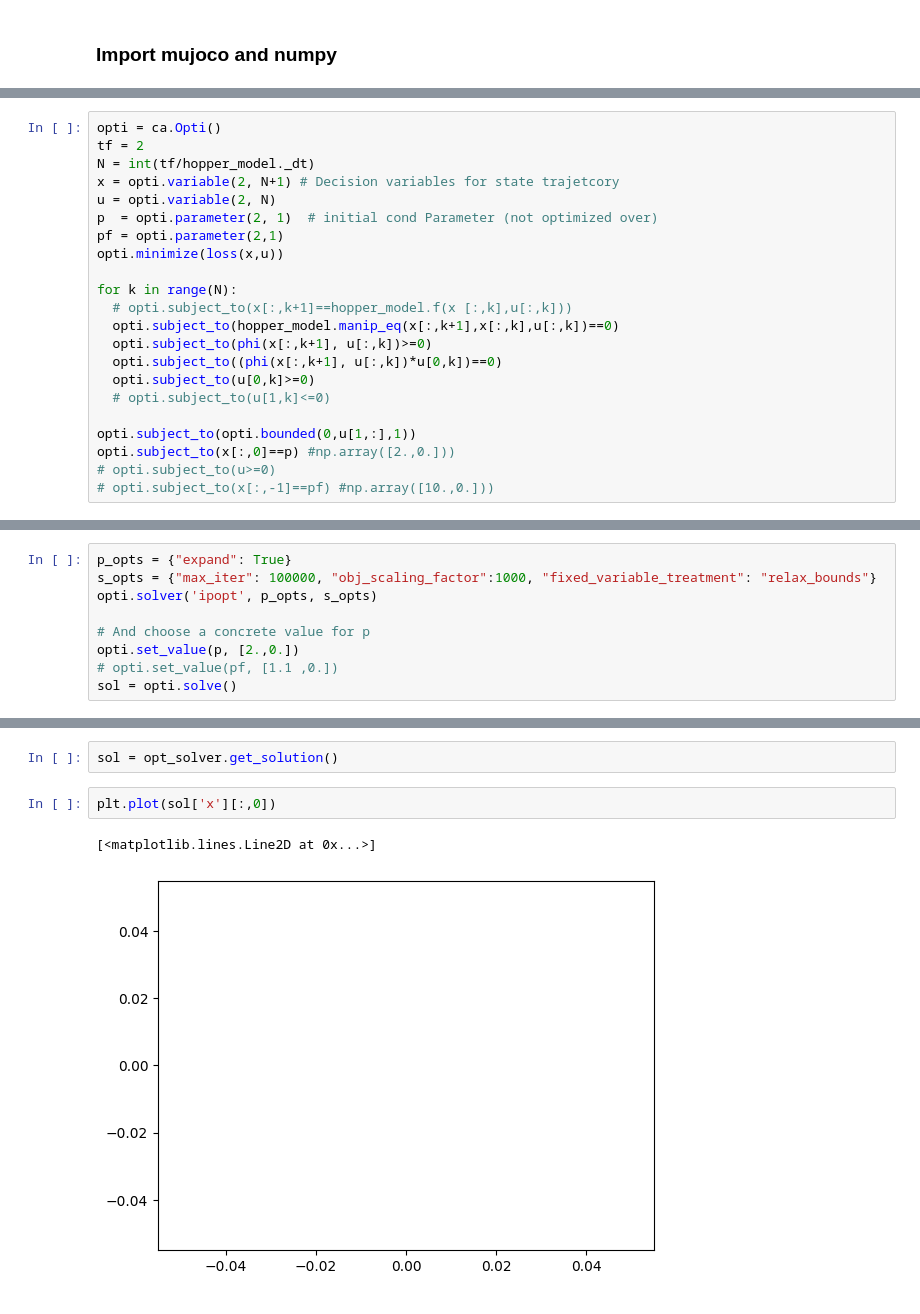
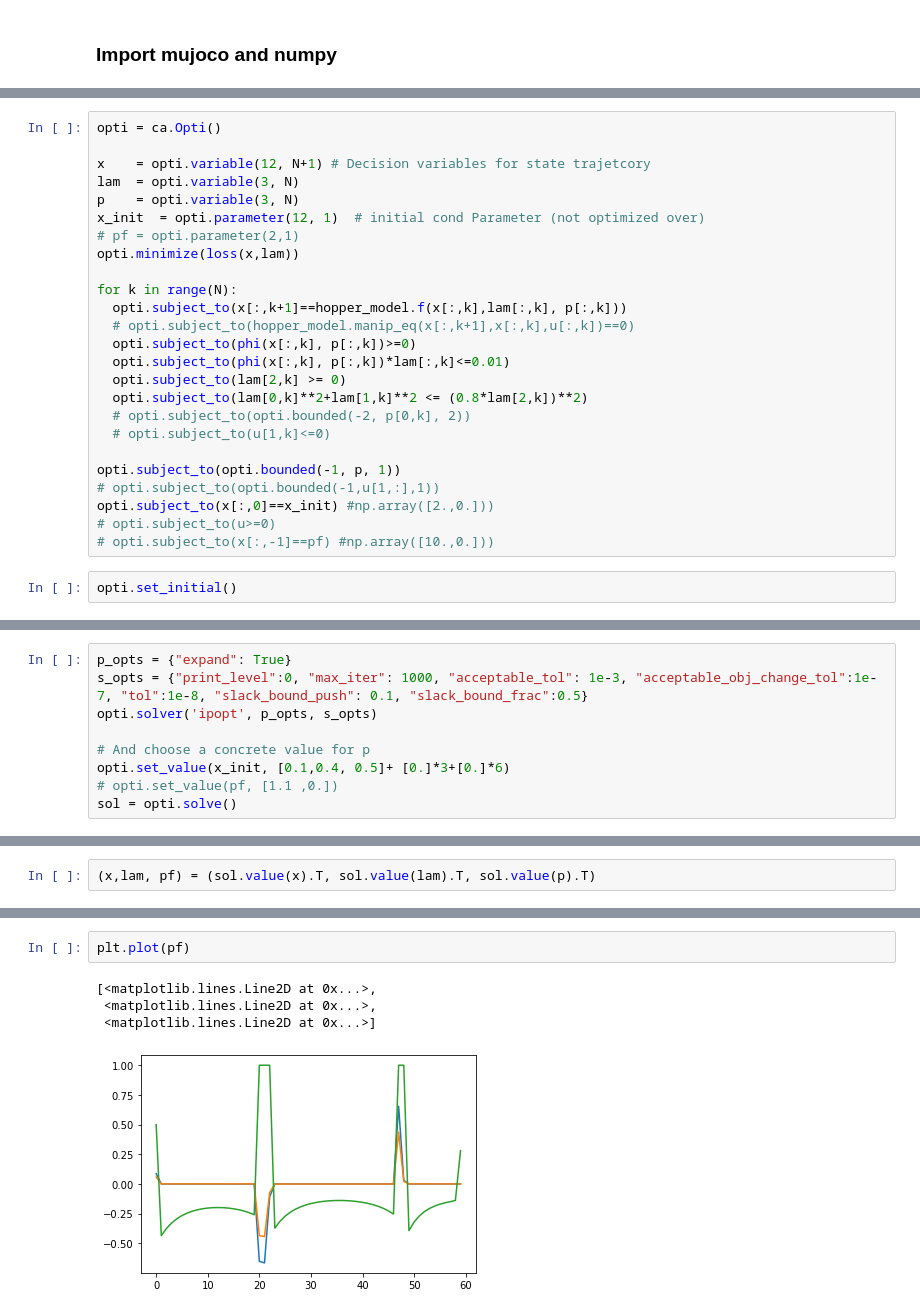
Before and after one commit to ialab-yale/robot_fundamentals, a Jupyter notebook: examples/locomotion/contact_implicit_opt_casadi copy.ipynb, the cells around one changed output, grey strips where cells are left out. Drawn from its saved outputs; the diff is of its cells as text.

Commit message:
push up examples

```diff
--- a/examples/locomotion/contact_implicit_opt_casadi copy.ipynb
+++ b/examples/locomotion/contact_implicit_opt_casadi copy.ipynb
@@ -48,22 +41,27 @@ F = ca.Function('F',[x,u], [xnext])#, ['x, y'], ['ode1', 'ode2'])
 # %%
 opti = ca.Opti()
-tf = 2
-N = int(tf/hopper_model._dt)
-x = opti.variable(2, N+1) # Decision variables for state trajetcory
-u = opti.variable(2, N)
-p  = opti.parameter(2, 1)  # initial cond Parameter (not optimized over)
-pf = opti.parameter(2,1)
-opti.minimize(loss(x,u))
+
+x    = opti.variable(12, N+1) # Decision variables for state trajetcory
+lam  = opti.variable(3, N)
+p    = opti.variable(3, N)
+x_init  = opti.parameter(12, 1)  # initial cond Parameter (not optimized over)
+# pf = opti.parameter(2,1)
+opti.minimize(loss(x,lam))
 
 for k in range(N):
-  # opti.subject_to(x[:,k+1]==hopper_model.f(x [:,k],u[:,k]))
-  opti.subject_to(hopper_model.manip_eq(x[:,k+1],x[:,k],u[:,k])==0)
-  opti.subject_to(phi(x[:,k+1], u[:,k])>=0)
-  opti.subject_to((phi(x[:,k+1], u[:,k])*u[0,k])==0)
-  opti.subject_to(u[0,k]>=0)
+  opti.subject_to(x[:,k+1]==hopper_model.f(x[:,k],lam[:,k], p[:,k]))
+  # opti.subject_to(hopper_model.manip_eq(x[:,k+1],x[:,k],u[:,k])==0)
+  opti.subject_to(phi(x[:,k], p[:,k])>=0)
+  opti.subject_to(phi(x[:,k], p[:,k])*lam[:,k]<=0.01)
+  opti.subject_to(lam[2,k] >= 0)
+  opti.subject_to(lam[0,k]**2+lam[1,k]**2 <= (0.8*lam[2,k])**2)
+  # opti.subject_to(opti.bounded(-2, p[0,k], 2))
   # opti.subject_to(u[1,k]<=0)
 
-opti.subject_to(opti.bounded(0,u[1,:],1))
-opti.subject_to(x[:,0]==p) #np.array([2.,0.]))
+opti.subject_to(opti.bounded(-1, p, 1))
+# opti.subject_to(opti.bounded(-1,u[1,:],1))
+opti.subject_to(x[:,0]==x_init) #np.array([2.,0.]))
 # opti.subject_to(u>=0)
 # opti.subject_to(x[:,-1]==pf) #np.array([10.,0.]))
+# %%
+opti.set_initial()
@@ -70,10 +73,10 @@ opti.subject_to(x[:,0]==p) #np.array([2.,0.]))
 # %%
 p_opts = {"expand": True}
-s_opts = {"max_iter": 100000, "obj_scaling_factor":1000, "fixed_variable_treatment": "relax_bounds"}
+s_opts = {"print_level":0, "max_iter": 1000, "acceptable_tol": 1e-3, "acceptable_obj_change_tol":1e-7, "tol":1e-8, "slack_bound_push": 0.1, "slack_bound_frac":0.5}
 opti.solver('ipopt', p_opts, s_opts)
 
 # And choose a concrete value for p
-opti.set_value(p, [2.,0.])
+opti.set_value(x_init, [0.1,0.4, 0.5]+ [0.]*3+[0.]*6)
 # opti.set_value(pf, [1.1 ,0.])
 sol = opti.solve()
 # %% [output]
@@ -97,3 +91,5 @@ Total number of inequality constraints...............:       60
+# %%
+(x,lam, pf) = (sol.value(x).T, sol.value(lam).T, sol.value(p).T)
 # %%
 # plt.plot(opti.debug.value(x).T)
 # plt.plot(opti.debug.value(u).T)
@@ -173,7 +105,7 @@ False
-# %%
-sol = opt_solver.get_solution()
 # %%
-plt.plot(sol['x'][:,0])
+plt.plot(pf)
 # %% [output]
-[<matplotlib.lines.Line2D at 0x...>]
+[<matplotlib.lines.Line2D at 0x...>,
+ <matplotlib.lines.Line2D at 0x...>,
+ <matplotlib.lines.Line2D at 0x...>]
-[figure, old version]
+[figure, new version]
```
Also changed, not shown: parts of 16 cells of this notebook, 7 other files.
